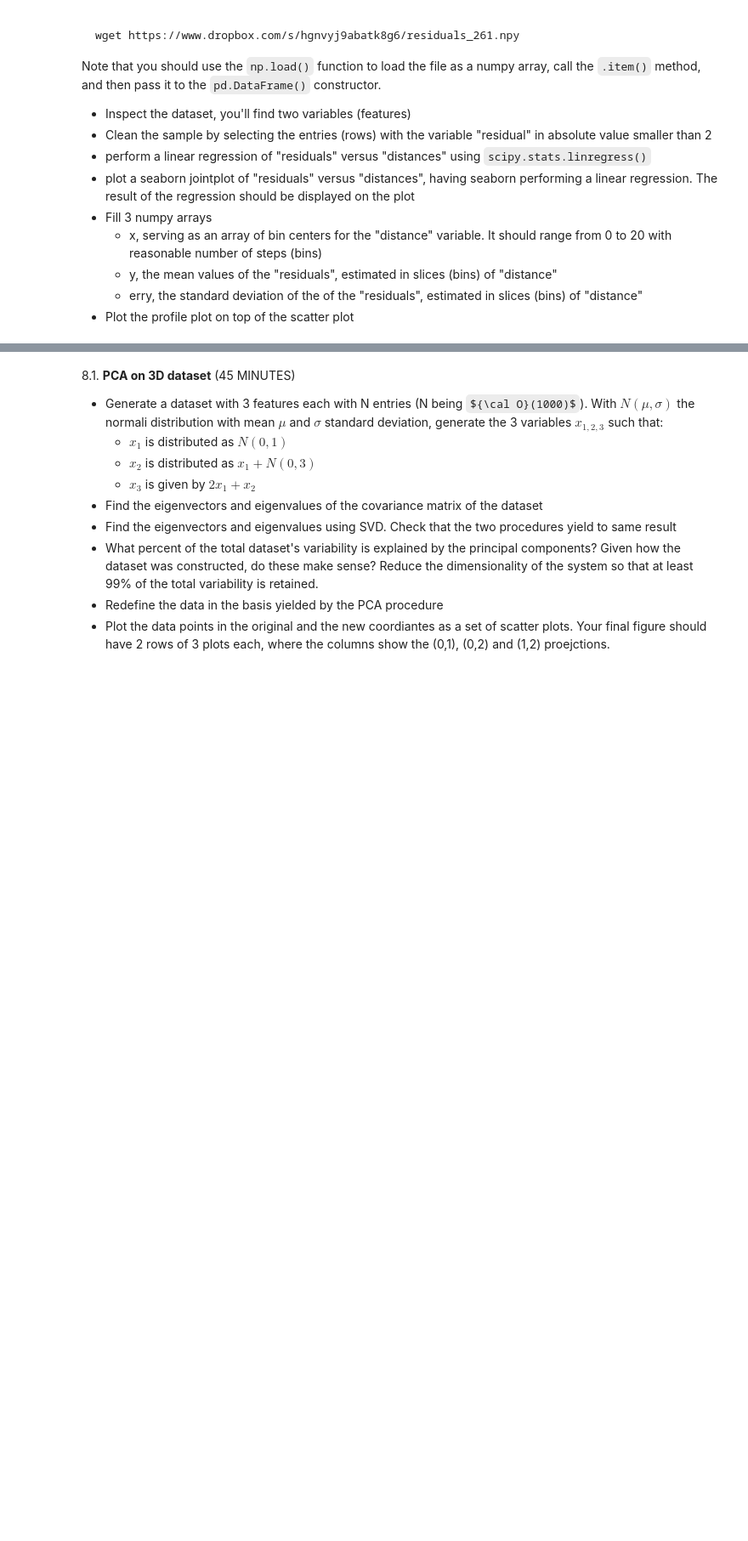
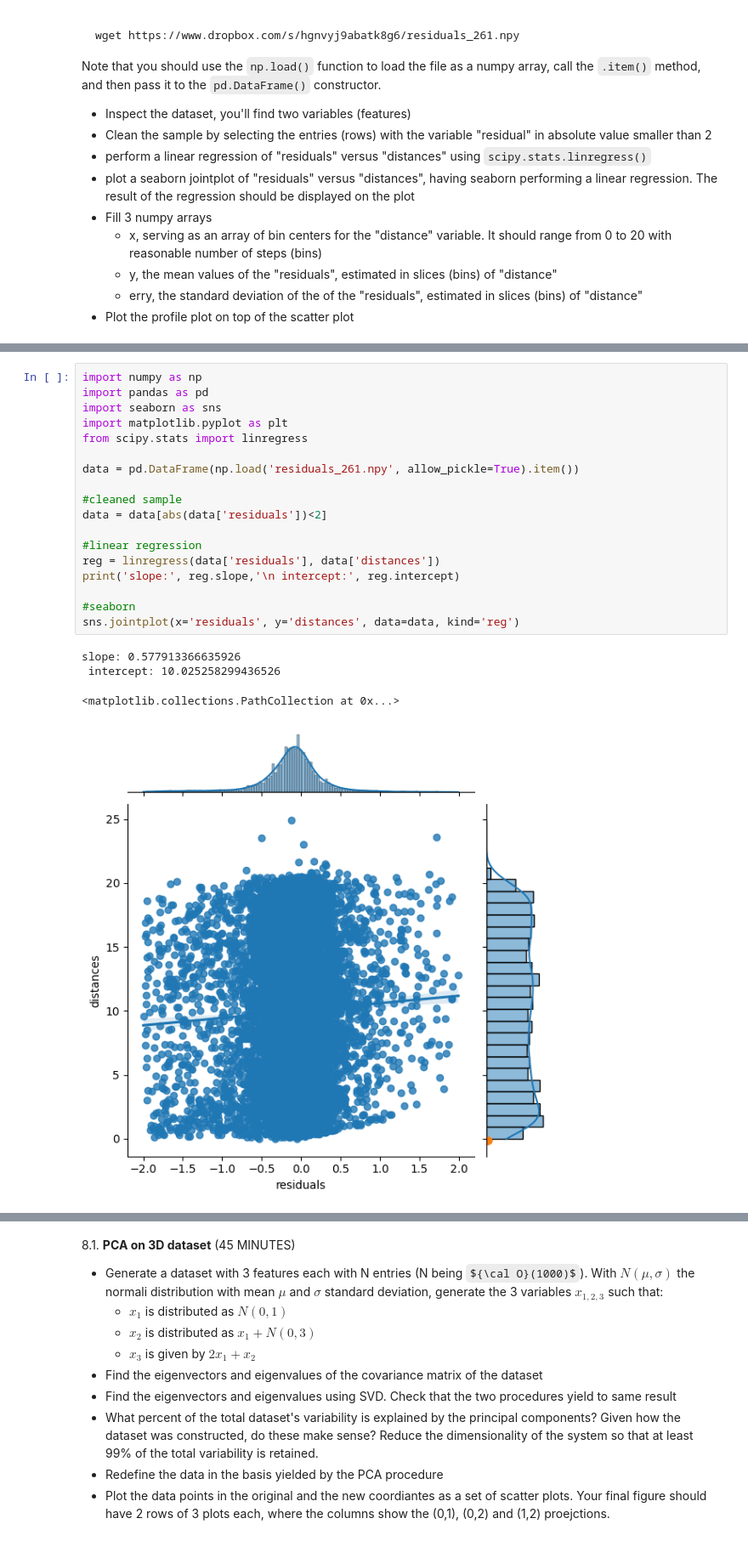
Before and after one commit to vepe99/LaboratoryOfComputationalPhysics_Y5, a Jupyter notebook: Exam_ex/Exam test.ipynb, the cells around one changed output, grey strips where cells are left out. Shown at 85% size. Cells and saved outputs as stored; diff of their text form; some formulas as TeX source; blank space fills up the shorter version.

```diff
--- a/Exam_ex/Exam test.ipynb
+++ b/Exam_ex/Exam test.ipynb
@@ -139,0 +274,23 @@ Note that you should use the `np.load()` function to load the file as a numpy ar
+# %%
+import numpy as np
+import pandas as pd
+import seaborn as sns
+import matplotlib.pyplot as plt
+from scipy.stats import linregress
+
+data = pd.DataFrame(np.load('residuals_261.npy', allow_pickle=True).item())
+
+#cleaned sample
+data = data[abs(data['residuals'])<2]
+
+#linear regression
+reg = linregress(data['residuals'], data['distances'])
+print('slope:', reg.slope,'\n intercept:', reg.intercept)
+
+#seaborn
+sns.jointplot(x='residuals', y='distances', data=data, kind='reg')
+# %% [output]
+slope: 0.577913366635926
+ intercept: 10.025258299436526
+<matplotlib.collections.PathCollection at 0x...>
+[figure, added]
```
Also changed, not shown: parts of 6 cells of this notebook, 2 other files.
